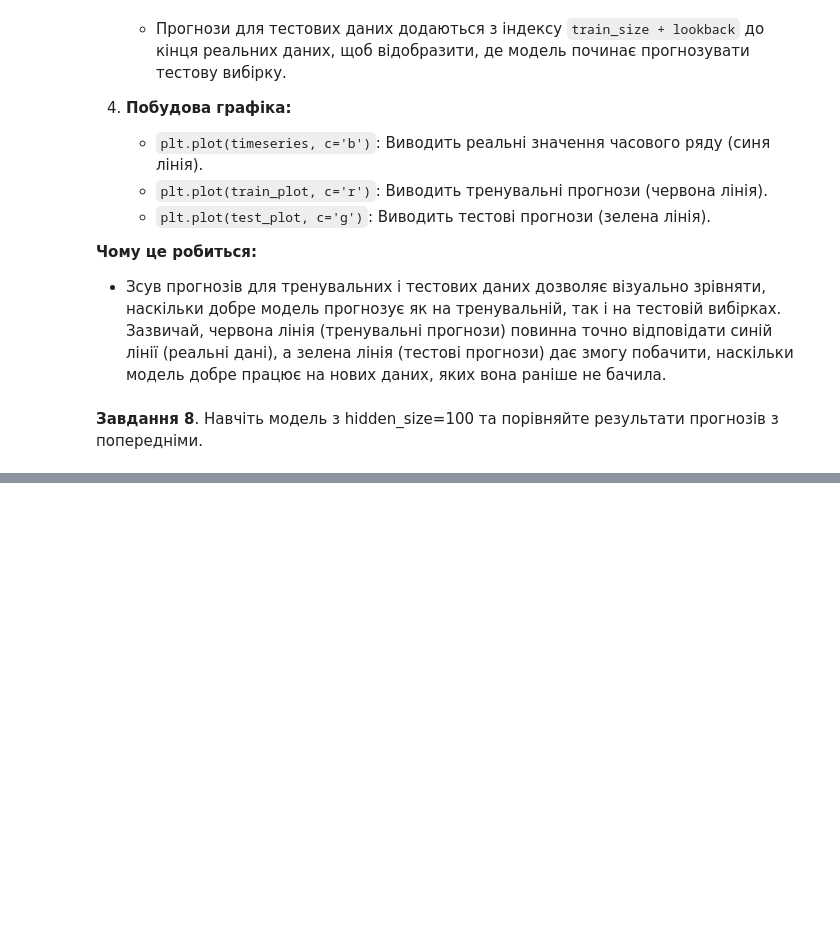
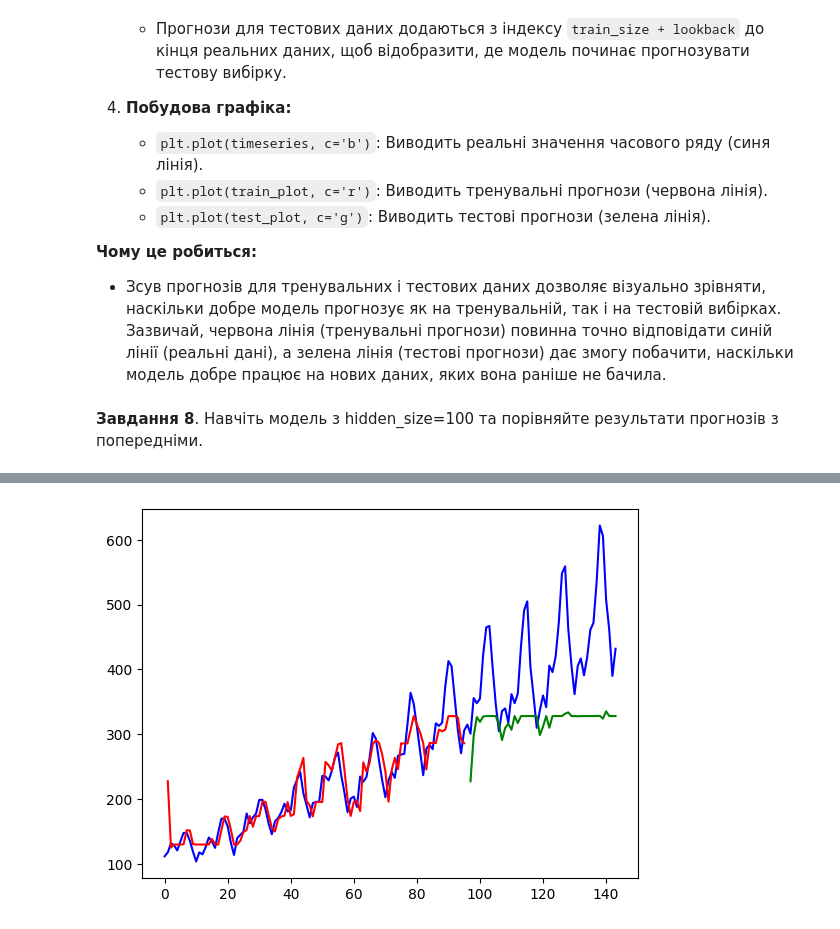
Before and after one commit to sekhahelina/ML_tasks, a Jupyter notebook: Module4/LSTM_для_прогнозування_часових_рядів.ipynb, the cells around one changed output, grey strips where cells are left out. Saved outputs shown, nothing was run; the diff lists cells and outputs as text; code cells hidden in the pictures; blank space fills up the shorter version.

````diff
--- a/Module4/LSTM_для_прогнозування_часових_рядів.ipynb
+++ b/Module4/LSTM_для_прогнозування_часових_рядів.ipynb
@@ -35,3 +53,8 @@ display(df.head())
 ```array([112., 118., 132., 129., 121.], dtype=float32)```
 # %% [markdown]
 **Завдання 2**. Розбийте дані на тренувальні і валідаційні у співвідношенні 67% йде у тренування, 33 - у валідацію. Памʼятаємо, що ми працюємо з tim series, відповідно, навчаємось на давніших, валідуємось - на новіших.
+# %%
+train_size = int(len(passengers)*0.67)
+
+train = passengers[:train_size]
+test = passengers[train_size:]
@@ -59,6 +99,16 @@ tensor([[112.],
 Відповідно першою розмірністю буде йти розмір вхідного батча, а другою - розмір вхіднизх даних і в нас це 1, бо лише одне значення на вході щоразу.
 
 Після виконання завдання запустіть код нижче. Ми будемо передбачати на основі кількості пасажирів в попередній день кількість пасажирів в наступний, тому `lookback == 1`.
+# %%
+import torch
+def create_dataset(dataset, lookback=1):
+    X, y = [], []
+
+    for i in range(len(dataset) - lookback):
+        X.append([dataset[i]])
+        y.append([dataset[i + 1]])
+
+    return torch.tensor(X, dtype=torch.float32), torch.tensor(y, dtype=torch.float32)
 # %%
 lookback = 1
 X_train, y_train = create_dataset(train, lookback=lookback)
@@ -176,0 +382,22 @@ plot_predicts()
+# %%
+def plot_predicts():
+  with torch.no_grad():
+      # Зсув прогнозів для тренувальних даних
+      train_plot = np.ones_like(passengers) * np.nan
+      y_pred = model(X_train)
+      y_pred = y_pred[:, -1]
+      train_plot[lookback:train_size] = model(X_train)[:, -1]
+
+      # Зсув прогнозів для тестових даних
+      test_plot = np.ones_like(passengers) * np.nan
+      test_plot[train_size+lookback:len(passengers)] = model(X_test)[:, -1]
+
+  # Візуалізація результатів
+  plt.plot(passengers, c='b')  # Реальні дані
+  plt.plot(train_plot, c='r')  # Прогнози на тренувальних даних
+  plt.plot(test_plot, c='g')   # Прогнози на тестових даних
+  plt.show()
+
+plot_predicts()
+# %% [output]
+[figure, added]
````
Also changed, not shown: parts of 11 cells of this notebook.
